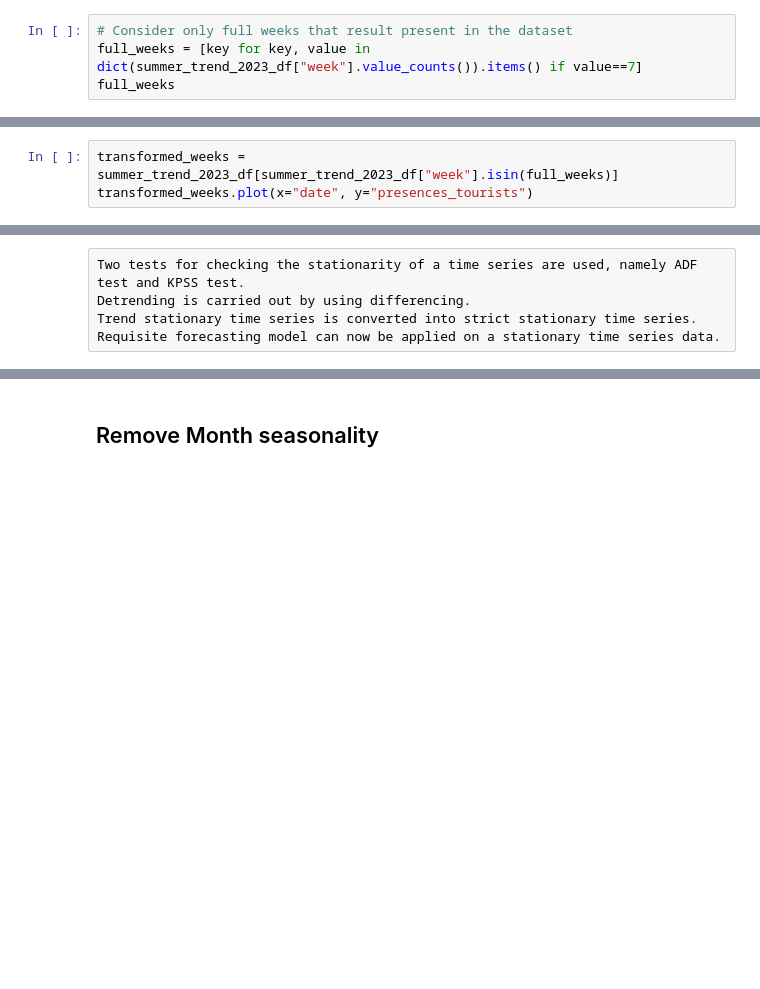
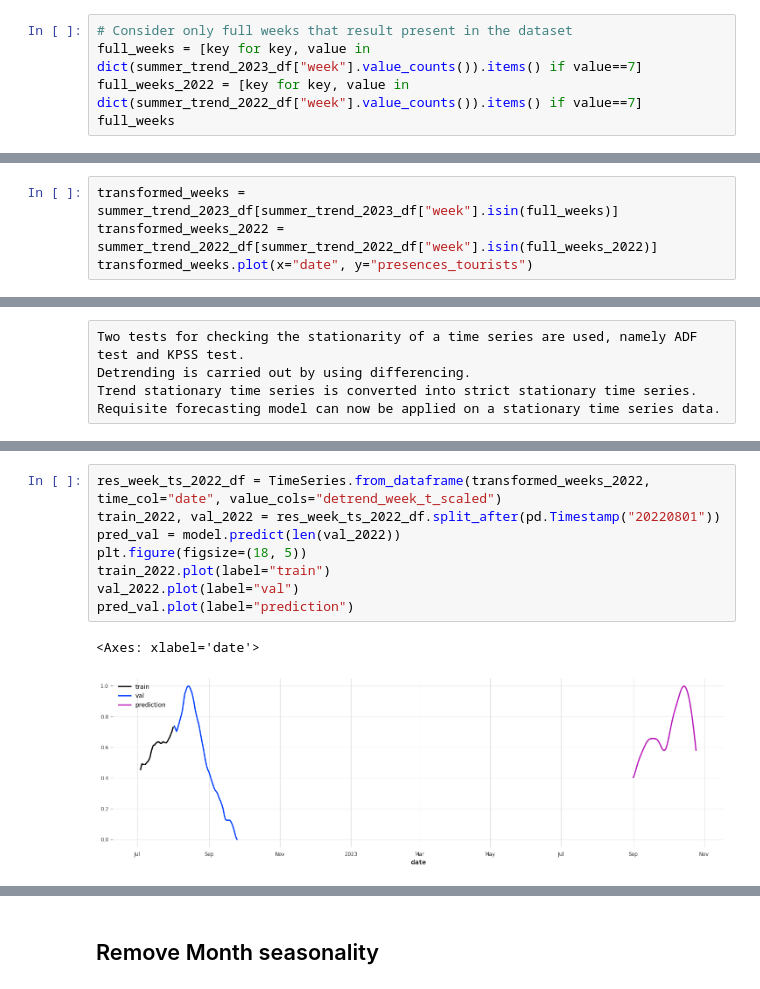
Before and after one commit to tn-aixpa/datiturismo, a Jupyter notebook: digital twin/confounding.ipynb, the cells around one changed output, grey strips where cells are left out. Drawn from its saved outputs; the diff is of its cells as text; blank space fills up the shorter version.

```diff
--- a/digital twin/confounding.ipynb
+++ b/digital twin/confounding.ipynb
@@ -1317,11 +1323,13 @@ summer_trend_2023_df['presences_excursionists'].plot(ax=ax)
 # %%
 # Consider only full weeks that result present in the dataset
 full_weeks = [key for key, value in dict(summer_trend_2023_df["week"].value_counts()).items() if value==7]
+full_weeks_2022 = [key for key, value in dict(summer_trend_2022_df["week"].value_counts()).items() if value==7]
 full_weeks
 # %% [output]
 [27, 28, 29, 30, 31, 32, 33, 34, 35, 36, 37, 38]
 # %%
 transformed_weeks = summer_trend_2023_df[summer_trend_2023_df["week"].isin(full_weeks)]
+transformed_weeks_2022 = summer_trend_2022_df[summer_trend_2022_df["week"].isin(full_weeks_2022)]
 transformed_weeks.plot(x="date", y="presences_tourists")
 # %% [output]
 <Axes: xlabel='date'>
@@ -1379,0 +1402,11 @@ pred_val.plot(label="prediction")
+# %%
+res_week_ts_2022_df = TimeSeries.from_dataframe(transformed_weeks_2022, time_col="date", value_cols="detrend_week_t_scaled")
+train_2022, val_2022 = res_week_ts_2022_df.split_after(pd.Timestamp("20220801"))
+pred_val = model.predict(len(val_2022))
+plt.figure(figsize=(18, 5))
+train_2022.plot(label="train")
+val_2022.plot(label="val")
+pred_val.plot(label="prediction")
+# %% [output]
+<Axes: xlabel='date'>
+[figure, added]
```
Also changed, not shown: parts of 9 cells of this notebook.
